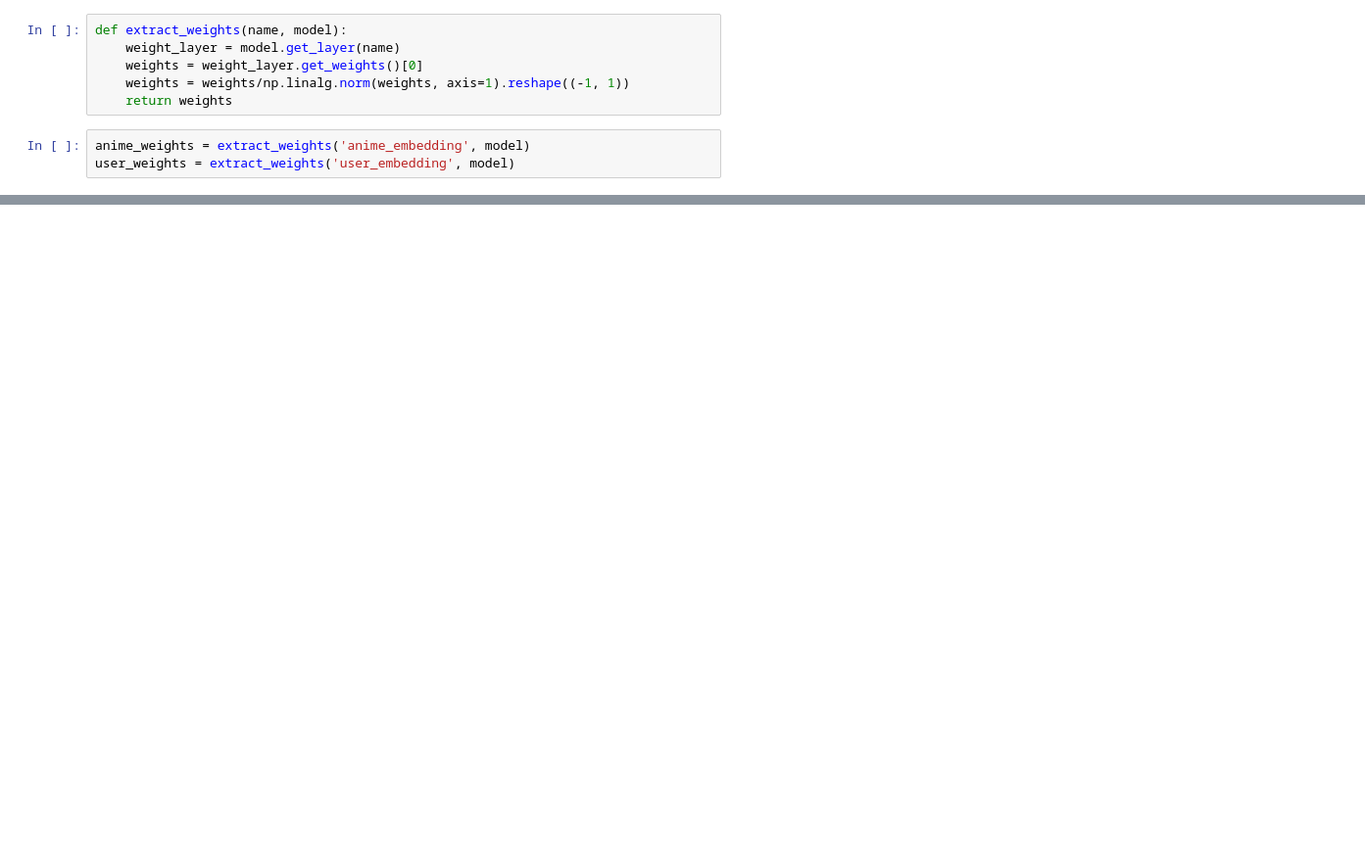
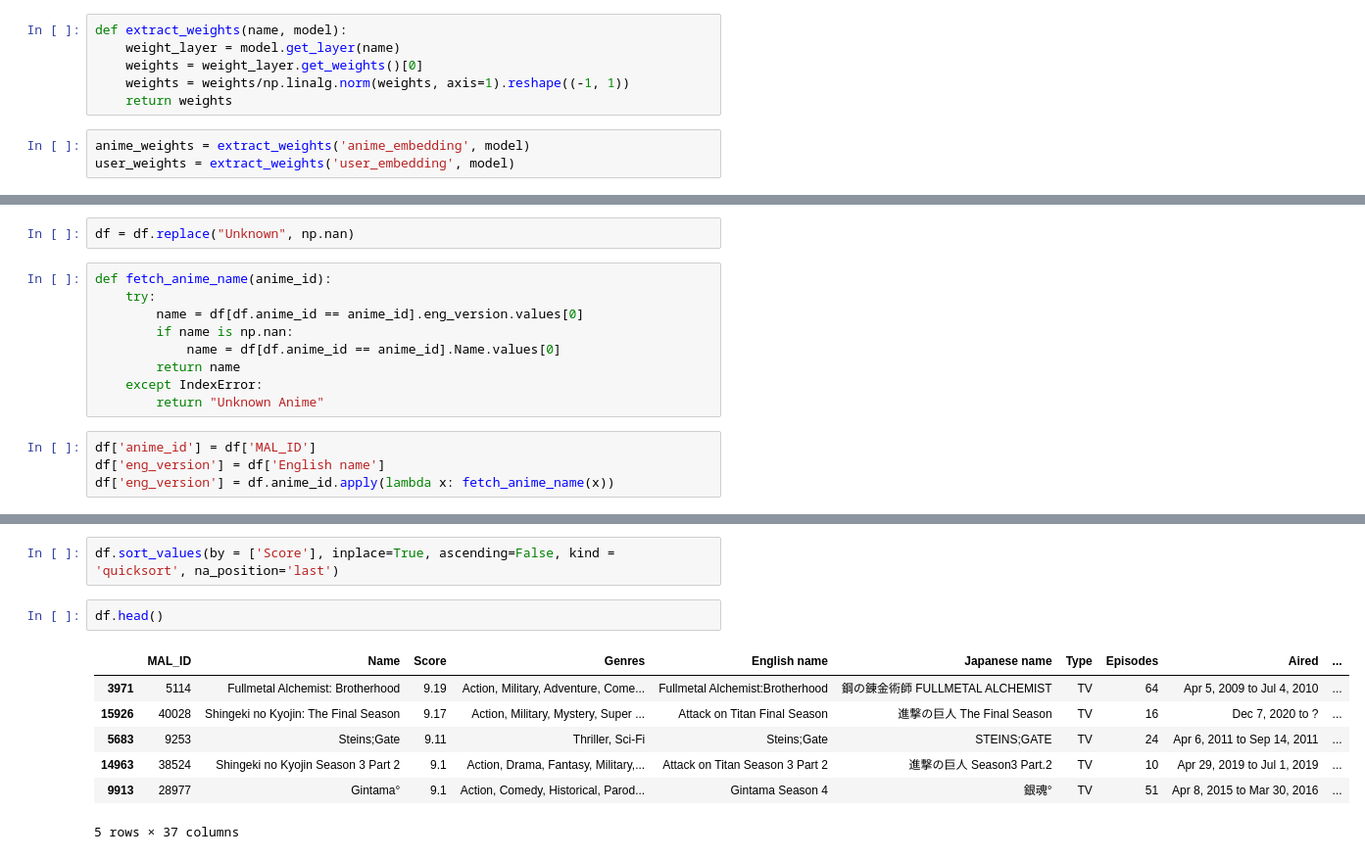
Before and after one commit to Channu17/Anime-Recommender-System, a Jupyter notebook: notebook/main.ipynb, the cells around one changed output, grey strips where cells are left out. Shown at 98% size. Saved outputs shown, nothing was run; the diff lists cells and outputs as text; blank space fills up the shorter version.

```diff
--- a/notebook/main.ipynb
+++ b/notebook/main.ipynb
@@ -407,0 +410,15 @@ array([[-0.02461537,  0.07117705,  0.08940719, ...,  0.2015232 ,
+# %%
+df = df.replace("Unknown", np.nan)
+# %%
+def fetch_anime_name(anime_id):
+    try:
+        name = df[df.anime_id == anime_id].eng_version.values[0]
+        if name is np.nan:
+            name = df[df.anime_id == anime_id].Name.values[0]
+        return name
+    except IndexError:
+        return "Unknown Anime"
+# %%
+df['anime_id'] = df['MAL_ID']
+df['eng_version'] = df['English name']
+df['eng_version'] = df.anime_id.apply(lambda x: fetch_anime_name(x))
@@ -407,0 +435,12 @@ array([[-0.02461537,  0.07117705,  0.08940719, ...,  0.2015232 ,
+# %%
+df.sort_values(by = ['Score'], inplace=True, ascending=False, kind = 'quicksort', na_position='last')
+# %%
+df.head()
+# %% [output]
+|  | MAL_ID | Name | Score | Genres | English name | Japanese name | Type | Episodes | Aired | ... |
+| 3971 | 5114 | Fullmetal Alchemist: Brotherhood | 9.19 | Action, Military, Adventure, Come... | Fullmetal Alchemist:Brotherhood | 鋼の錬金術師 FULLMETAL ALCHEMIST | TV | 64 | Apr 5, 2009 to Jul 4, 2010 | ... |
+| 15926 | 40028 | Shingeki no Kyojin: The Final Season | 9.17 | Action, Military, Mystery, Super ... | Attack on Titan Final Season | 進撃の巨人 The Final Season | TV | 16 | Dec 7, 2020 to ? | ... |
+| 5683 | 9253 | Steins;Gate | 9.11 | Thriller, Sci-Fi | Steins;Gate | STEINS;GATE | TV | 24 | Apr 6, 2011 to Sep 14, 2011 | ... |
+| 14963 | 38524 | Shingeki no Kyojin Season 3 Part 2 | 9.1 | Action, Drama, Fantasy, Military,... | Attack on Titan Season 3 Part 2 | 進撃の巨人 Season3 Part.2 | TV | 10 | Apr 29, 2019 to Jul 1, 2019 | ... |
+| 9913 | 28977 | Gintama° | 9.1 | Action, Comedy, Historical, Parod... | Gintama Season 4 | 銀魂° | TV | 51 | Apr 8, 2015 to Mar 30, 2016 | ... |
+5 rows × 37 columns
```
Also changed, not shown: parts of 22 cells of this notebook, 1 other file.
